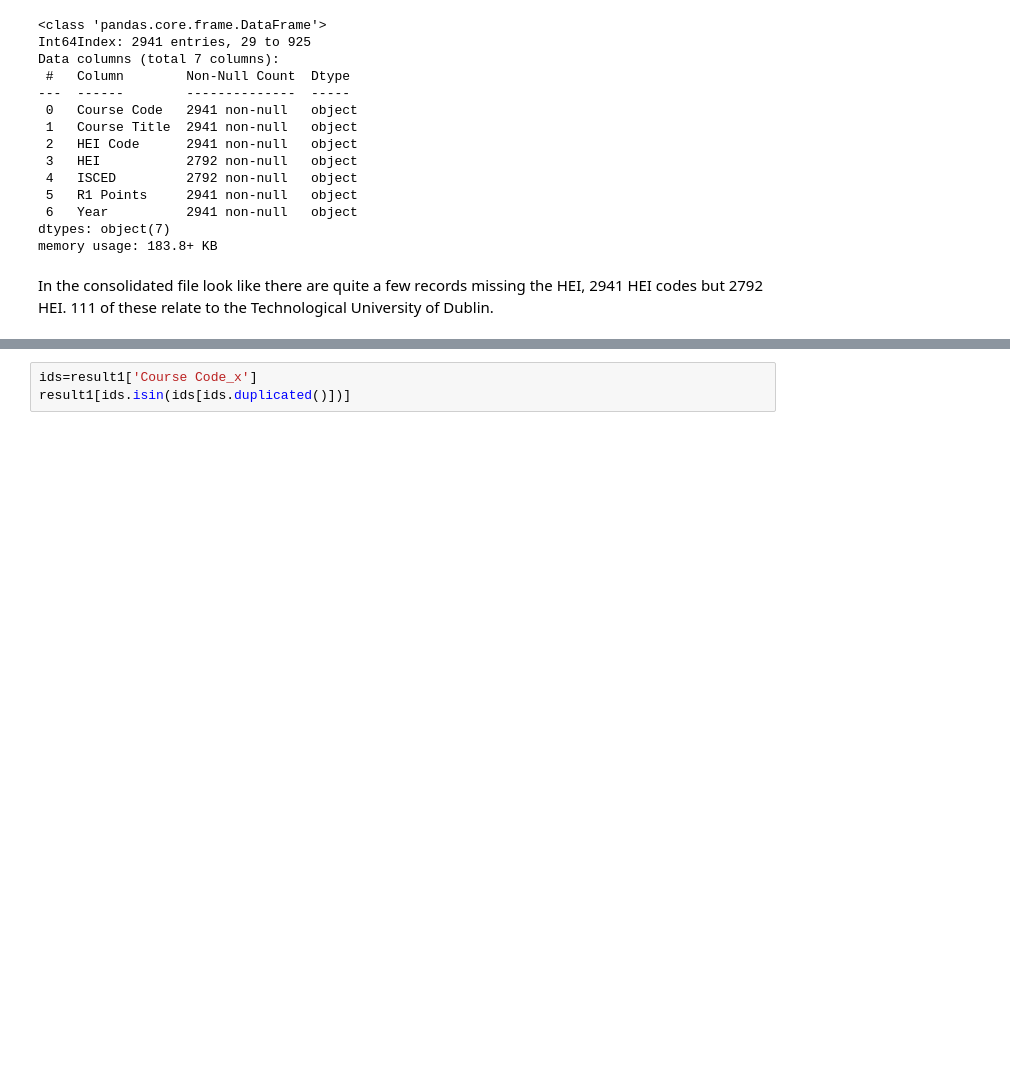
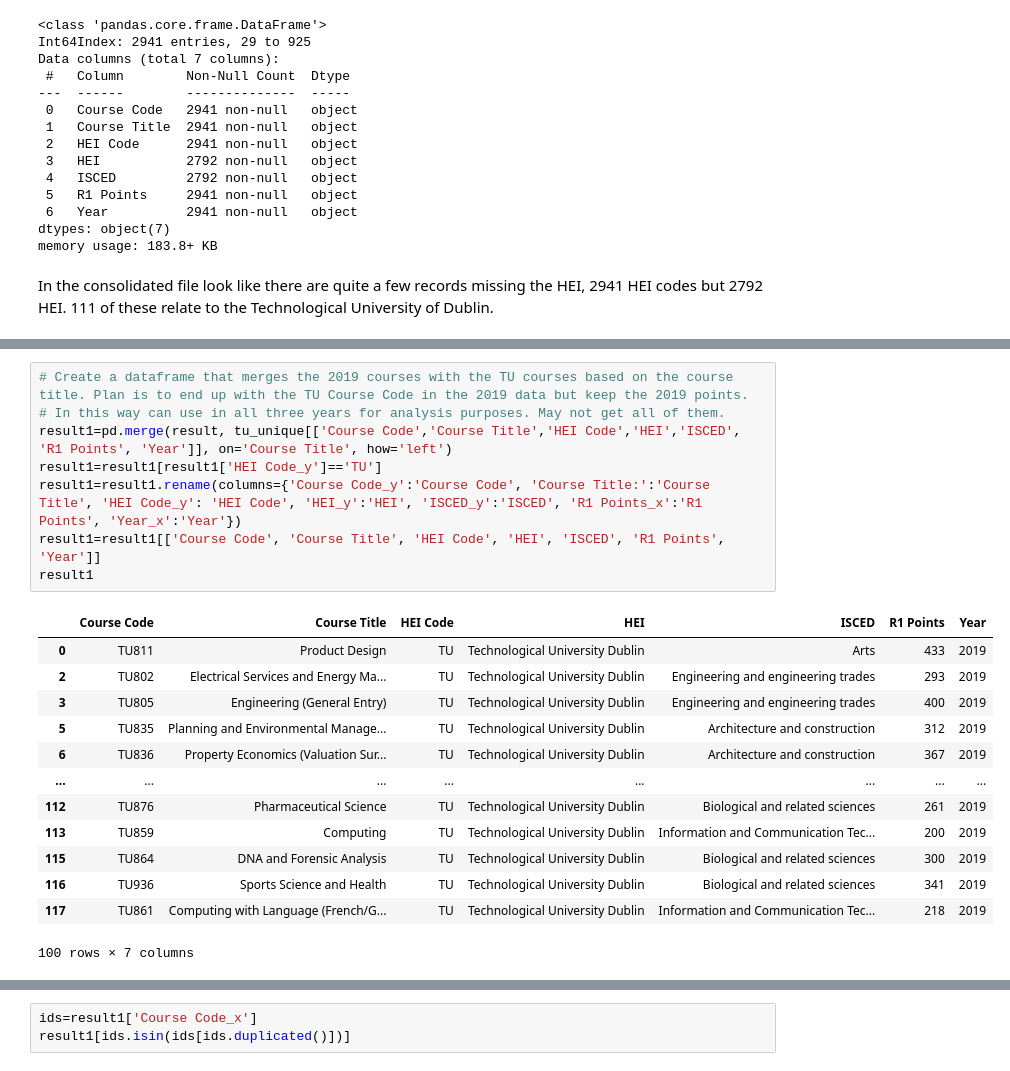
Before and after one commit to donneger/data_analysis_assessment, a Jupyter notebook: cao.ipynb, the cells around one changed output, grey strips where cells are left out. Drawn from its saved outputs; the diff is of its cells as text; blank space fills up the shorter version.

```diff
--- a/cao.ipynb
+++ b/cao.ipynb
@@ -587,0 +591,22 @@ result1
+# %%
+# Create a dataframe that merges the 2019 courses with the TU courses based on the course title. Plan is to end up with the TU Course Code in the 2019 data but keep the 2019 points.
+# In this way can use in all three years for analysis purposes. May not get all of them.
+result1=pd.merge(result, tu_unique[['Course Code','Course Title','HEI Code','HEI','ISCED', 'R1 Points', 'Year']], on='Course Title', how='left')
+result1=result1[result1['HEI Code_y']=='TU']
+result1=result1.rename(columns={'Course Code_y':'Course Code', 'Course Title:':'Course Title', 'HEI Code_y': 'HEI Code', 'HEI_y':'HEI', 'ISCED_y':'ISCED', 'R1 Points_x':'R1 Points', 'Year_x':'Year'})
+result1=result1[['Course Code', 'Course Title', 'HEI Code', 'HEI', 'ISCED', 'R1 Points', 'Year']]
+result1
+# %% [output]
+|  | Course Code | Course Title | HEI Code | HEI | ISCED | R1 Points | Year |
+| 0 | TU811 | Product Design | TU | Technological University Dublin | Arts | 433 | 2019 |
+| 2 | TU802 | Electrical Services and Energy Ma... | TU | Technological University Dublin | Engineering and engineering trades | 293 | 2019 |
+| 3 | TU805 | Engineering (General Entry) | TU | Technological University Dublin | Engineering and engineering trades | 400 | 2019 |
+| 5 | TU835 | Planning and Environmental Manage... | TU | Technological University Dublin | Architecture and construction | 312 | 2019 |
+| 6 | TU836 | Property Economics (Valuation Sur... | TU | Technological University Dublin | Architecture and construction | 367 | 2019 |
+| ... | ... | ... | ... | ... | ... | ... | ... |
+| 112 | TU876 | Pharmaceutical Science | TU | Technological University Dublin | Biological and related sciences | 261 | 2019 |
+| 113 | TU859 | Computing | TU | Technological University Dublin | Information and Communication Tec... | 200 | 2019 |
+| 115 | TU864 | DNA and Forensic Analysis | TU | Technological University Dublin | Biological and related sciences | 300 | 2019 |
+| 116 | TU936 | Sports Science and Health | TU | Technological University Dublin | Biological and related sciences | 341 | 2019 |
+| 117 | TU861 | Computing with Language (French/G... | TU | Technological University Dublin | Information and Communication Tec... | 218 | 2019 |
+100 rows × 7 columns
```
Also changed, not shown: parts of 5 cells of this notebook.
